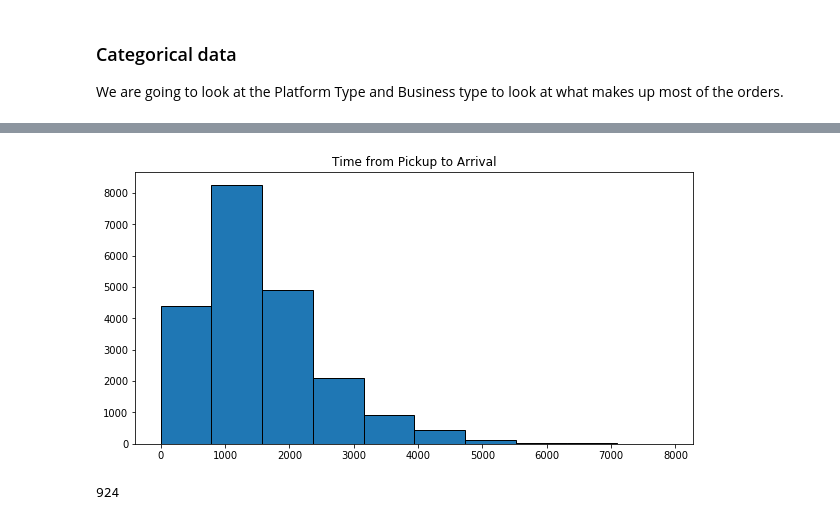
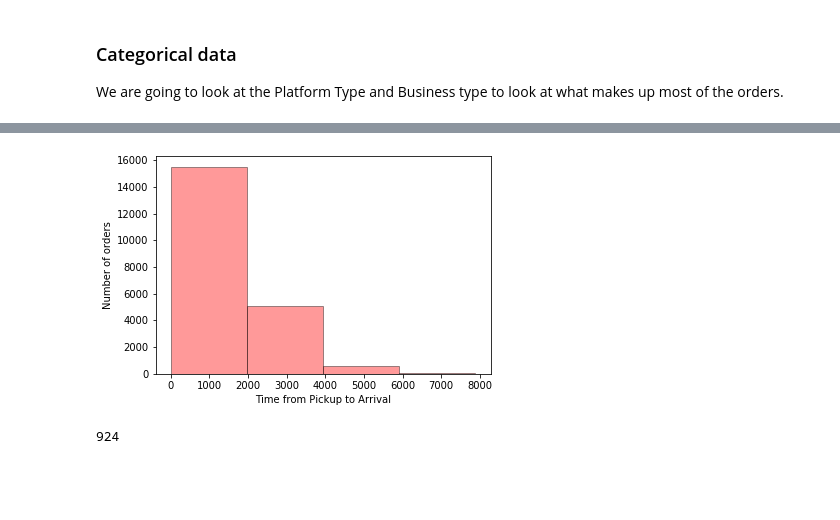
Before and after one commit to Team24-Regression/Regression_Predict_Package, a Jupyter notebook: regression_notebook_tsheg.ipynb, the cells around one changed output, grey strips where cells are left out. Cells and saved outputs as stored; diff of their text form; code cells hidden in the pictures; blank space fills up the shorter version.

```diff
--- a/regression_notebook_tsheg.ipynb
+++ b/regression_notebook_tsheg.ipynb
@@ -274,8 +294,11 @@ plt.show()
-# %%
-Train_df.hist(column='Time from Pickup to Arrival',bins=10,grid=False,figsize=(10,5),edgecolor='black')
-plt.show()
-# %% [output]
-[figure, removed]
+# %%
+sns.distplot(Train_df['Time from Pickup to Arrival'],bins=4,kde=False, color='red')
+plt.xlabel('Time from Pickup to Arrival')
+plt.ylabel('Number of orders')
+plt.rcParams["patch.force_edgecolor"] = True
+plt.show()
+# %% [output]
+[figure, added]
 # %%
 Train_df['Rider Id'].nunique()
 # %% [output]
```
Also changed, not shown: parts of 32 cells of this notebook.
